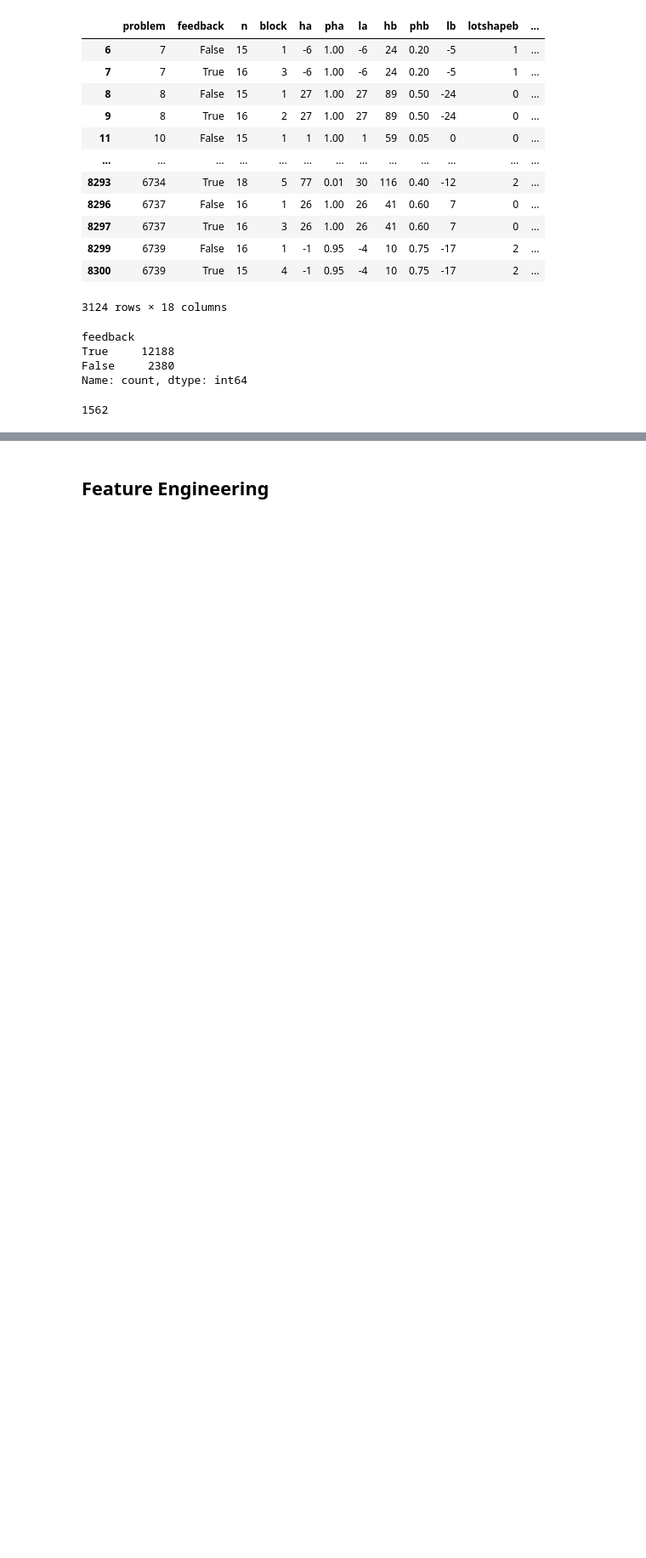
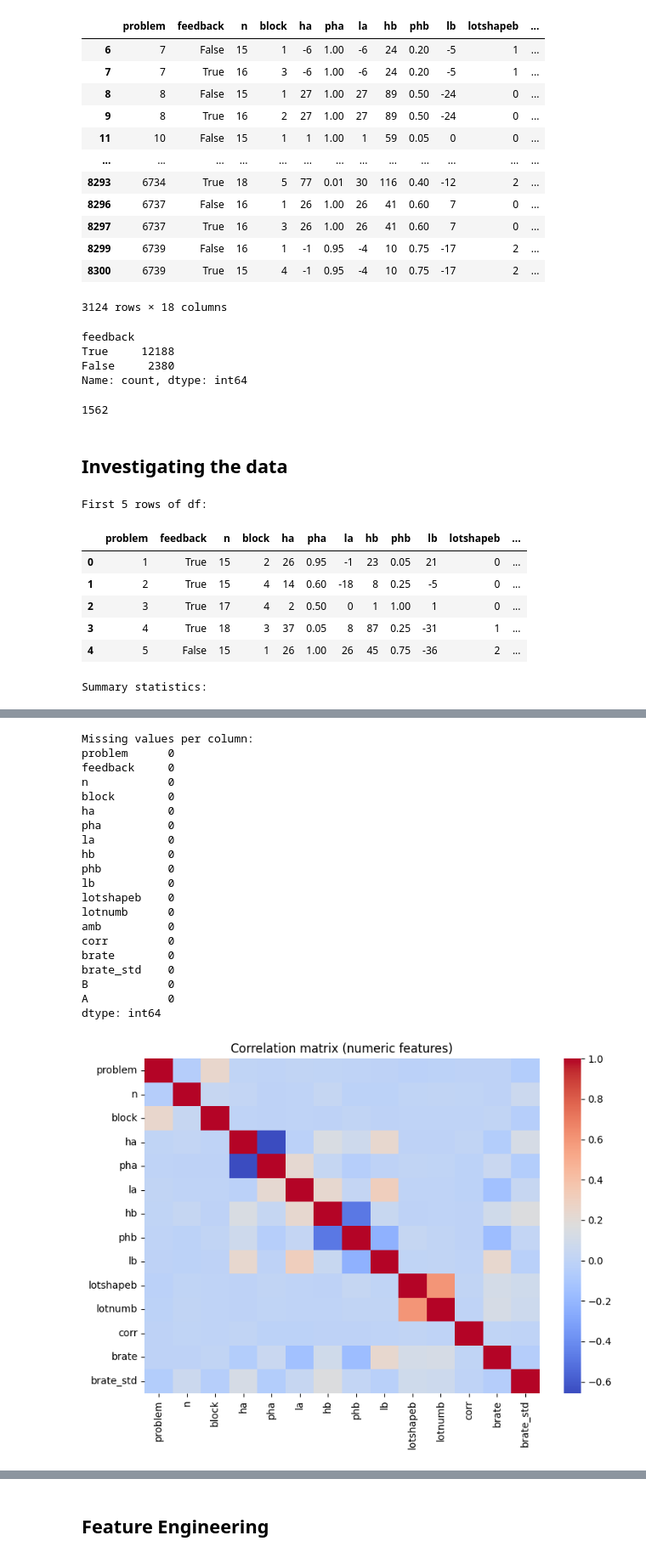
Before and after one commit to tasosger/choices13k-risky-choice, a Jupyter notebook: analysis.ipynb, the cells around one changed output, grey strips where cells are left out. Shown at 85% size. Cells and saved outputs as stored; diff of their text form; code cells hidden in the pictures; blank space fills up the shorter version.

```diff
--- a/analysis.ipynb
+++ b/analysis.ipynb
@@ -232,3 +214,48 @@ count = (
 print(count)
 # %% [output]
 1562
+# %% [markdown]
+## Investigating the data
+# %%
+# Basic exploration of the dataset
+
+from IPython.display import display
+print("First 5 rows of df:")
+display(df_full.head())
+
+# Summary statistics (numeric and categorical)
+print("\nSummary statistics:")
+display(df_full.describe(include="all").T)
+
+# Missing values per column
+print("\nMissing values per column:")
+print(df_full.isnull().sum())
+
+# Distribution of the main rate column (if present)
+if "bRate" in df_full.columns:
+    plt.figure(figsize=(6, 4))
+    sns.histplot(df_full["bRate"], kde=True)
+    plt.title("Distribution of bRate")
+    plt.xlabel("bRate")
+    plt.ylabel("Count")
+    plt.tight_layout()
+    plt.show()
+
+# Correlation matrix for numeric features
+numeric_df = df_full.select_dtypes(include=["number"])
+if not numeric_df.empty:
+    plt.figure(figsize=(8, 6))
+    corr = numeric_df.corr()
+    sns.heatmap(corr, annot=False, cmap="coolwarm", fmt=".2f")
+    plt.title("Correlation matrix (numeric features)")
+    plt.tight_layout()
+    plt.show()
+# %% [output]
+First 5 rows of df:
+|  | problem | feedback | n | block | ha | pha | la | hb | phb | lb | lotshapeb | ... |
+| 0 | 1 | True | 15 | 2 | 26 | 0.95 | -1 | 23 | 0.05 | 21 | 0 | ... |
+| 1 | 2 | True | 15 | 4 | 14 | 0.60 | -18 | 8 | 0.25 | -5 | 0 | ... |
+| 2 | 3 | True | 17 | 4 | 2 | 0.50 | 0 | 1 | 1.00 | 1 | 0 | ... |
+| 3 | 4 | True | 18 | 3 | 37 | 0.05 | 8 | 87 | 0.25 | -31 | 1 | ... |
+| 4 | 5 | False | 15 | 1 | 26 | 1.00 | 26 | 45 | 0.75 | -36 | 2 | ... |
+Summary statistics:
@@ -234,0 +279,21 @@ print(count)
+Missing values per column:
+problem      0
+feedback     0
+n            0
+block        0
+ha           0
+pha          0
+la           0
+hb           0
+phb          0
+lb           0
+lotshapeb    0
+lotnumb      0
+amb          0
+corr         0
+brate        0
+brate_std    0
+B            0
+A            0
+dtype: int64
+[figure, added]
```
Also changed, not shown: parts of 36 cells of this notebook.
